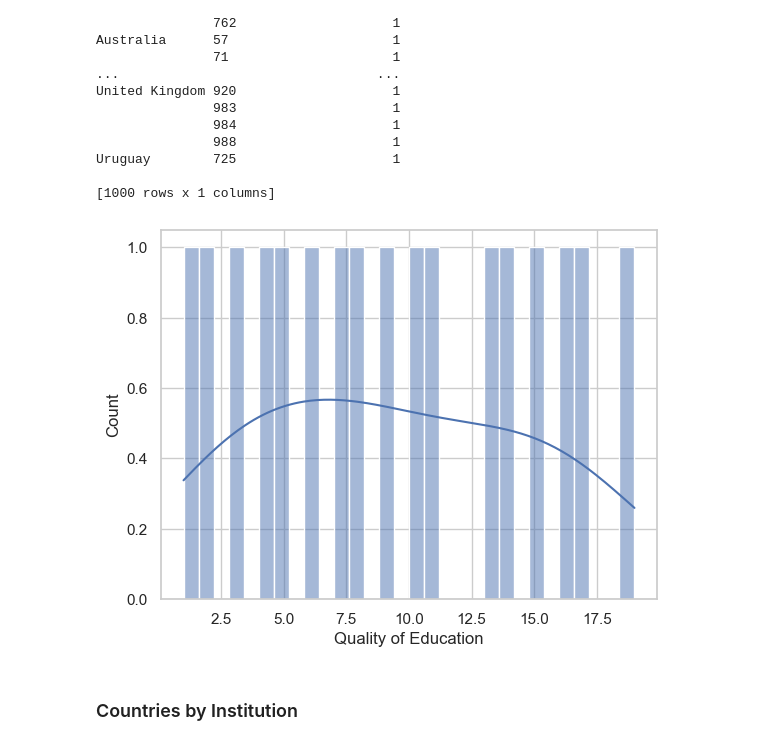
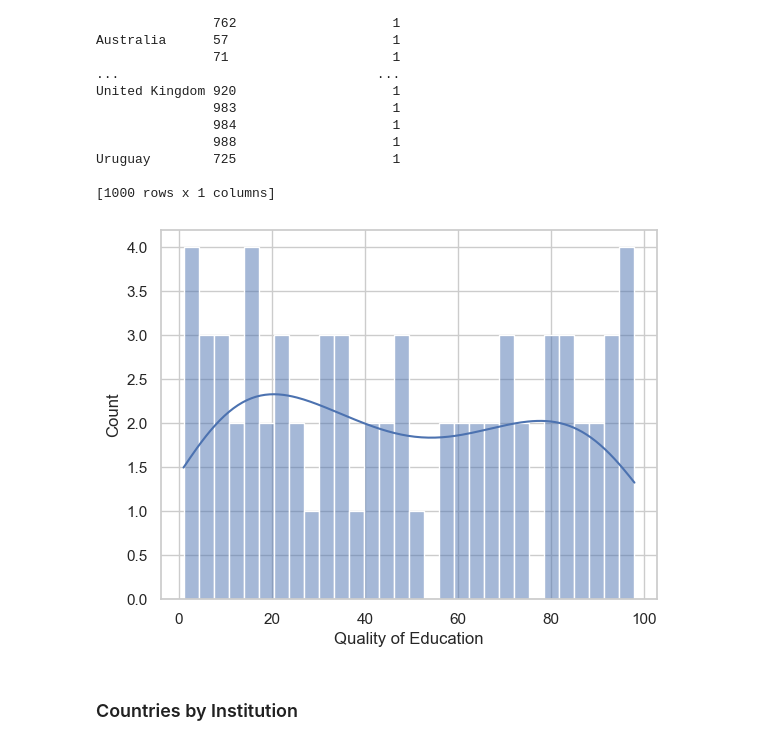
Before and after one commit to ehsanmohamadi132/test1, a Jupyter notebook: ehsanmohamadi-#5-S3E13.ipynb, the cells around one changed output. Saved outputs shown, nothing was run; the diff lists cells and outputs as text; code cells hidden in the pictures.

```diff
--- a/ehsanmohamadi-#5-S3E13.ipynb
+++ b/ehsanmohamadi-#5-S3E13.ipynb
@@ -542,12 +542,12 @@ Uruguay        725                    1
 
 [1000 rows x 1 columns]
 # %%
-filtered_data = df[df['Quality of Education'] < 20]
+filtered_data = df[df['Quality of Education'] < 100]
 plt.Figure(figsize=(18,5))
 sns.histplot(filtered_data['Quality of Education'],bins=30,kde=True)
 plt.show()
 # %% [output]
-[figure, old version]
+[figure, new version]
 # %% [markdown]
 ###  Countries by Institution
 # %%
```
Also changed, not shown: parts of 14 cells of this notebook, 4 other files.
